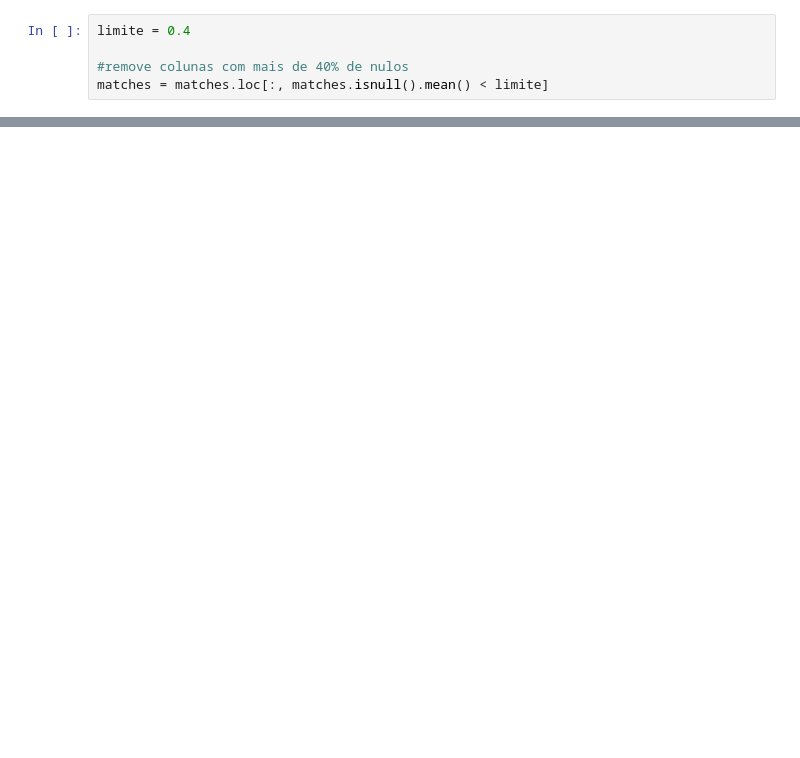
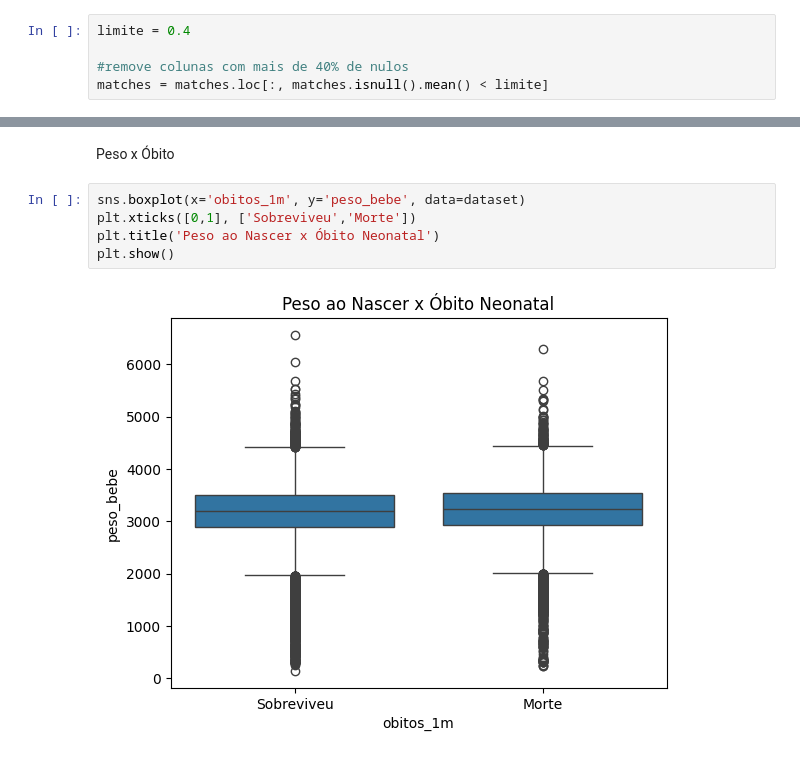
Before and after one commit to juliamssilva/neopredict, a Jupyter notebook: main.ipynb, the cells around one changed output, grey strips where cells are left out. Cells and saved outputs as stored; diff of their text form; blank space fills up the shorter version.

```diff
--- a/main.ipynb
+++ b/main.ipynb
@@ -318,0 +382,9 @@ matches.head()
+# %% [markdown]
+Peso x Óbito
+# %%
+sns.boxplot(x='obitos_1m', y='peso_bebe', data=dataset)
+plt.xticks([0,1], ['Sobreviveu','Morte'])
+plt.title('Peso ao Nascer x Óbito Neonatal')
+plt.show()
+# %% [output]
+[figure, added]
```
Also changed, not shown: parts of 68 cells of this notebook, 1 other file.
